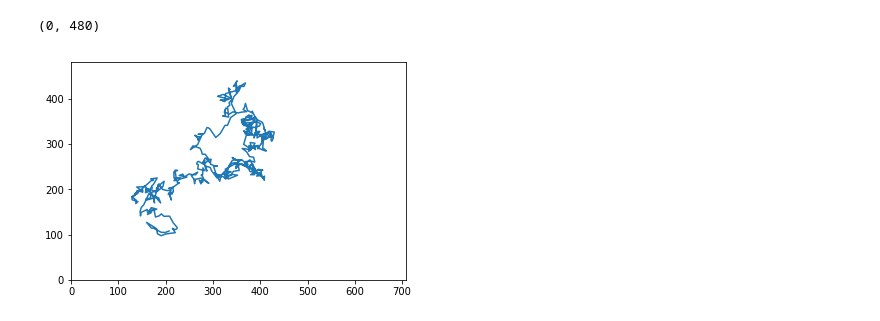
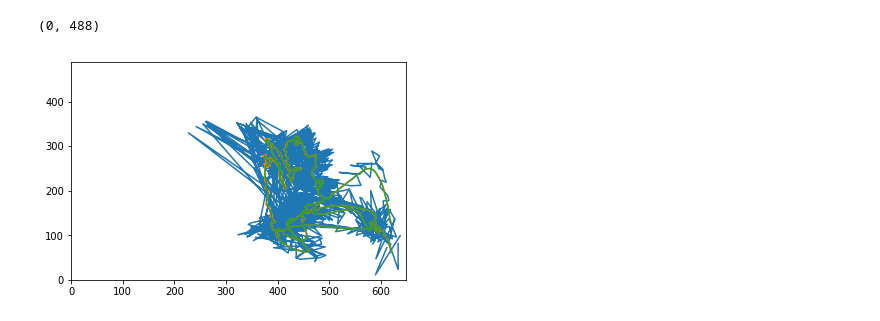
Before and after one commit to callinSwitzer/GarbageCollector, a Jupyter notebook: AddPointsToVid.ipynb, the cells around one changed output. Drawn from its saved outputs; the diff is of its cells as text; code cells hidden in the pictures.

Commit message:
processed movies

```diff
--- a/AddPointsToVid.ipynb
+++ b/AddPointsToVid.ipynb
@@ -39,13 +39,16 @@ def adjust_gamma(image, gamma=1.0):
     return cv2.LUT(image, table)
 # %%
 # read in video
-vidPath = r"D:\Dropbox\AcademiaDropbox\dataAnalysisForOthers\SujayFish\BML 17-23.avi"
+vidPath = r"D:\Dropbox\AcademiaDropbox\dataAnalysisForOthers\MahadMovies\L0.1_c-3_m12.mp4"
 if not os.path.isfile(vidPath): print("video doesn not exist")
 
-dataPath = ""
+dataPath = r"D:\Dropbox\AcademiaDropbox\dataAnalysisForOthers\MahadMovies\Final_position_centroid_method_FirstTrial_L0.1_c-3_m12.csv"
+#dataPath = r"D:\Dropbox\AcademiaDropbox\dataAnalysisForOthers\MahadMovies\Final_position_centroid_method_LastTrial_L0.1_c-3_m12.csv"
 if not os.path.isfile(dataPath):
     print("dataset doesn not exist")
 
 else:
-    dataPoints = pd.read_csv(dataPath)
+    dataPoints = pd.read_csv(dataPath, index_col  = 0)
+
+dataPoints.head()
 # %% [output]
@@ -107,0 +76,4 @@ dataPoints.head()
+# %%
+dataPoints["X_filled"] = dataPoints["X_position"].interpolate().fillna(method = "ffill").fillna(method = "bfill")
+dataPoints["Y_filled"] = dataPoints["Y_position"].interpolate().fillna(method = "ffill").fillna(method = "bfill")
+dataPoints.head()
@@ -107,0 +140,13 @@ dataPoints.head()
+# %%
+# smooth with a rolling mean
+dataPoints["Y_smoothed"] = dataPoints["Y_filled"].rolling(21, min_periods = 1, center = True).mean()
+dataPoints["X_smoothed"] = dataPoints["X_filled"].rolling(21, min_periods = 1, center = True).mean()
+# %%
+# here's a little more smoothing -- a lowpass filter
+# smooth data
+from scipy import signal
+b, a = signal.butter(10, 0.4, btype="low")
+
+# Applies filter forward and backward in time
+dataPoints["Y_smoothed2"] = signal.filtfilt(b, a, dataPoints.Y_smoothed)
+dataPoints["X_smoothed2"] = signal.filtfilt(b, a, dataPoints.X_smoothed)
@@ -108,7 +175,9 @@ dataPoints.head()
 # %%
-plt.plot(xx, yy)
+plt.plot(dataPoints.X_position, dataPoints.Y_position)
+plt.plot(dataPoints.X_smoothed, dataPoints.Y_smoothed)
+plt.plot(dataPoints.X_smoothed2, dataPoints.Y_smoothed2)
 plt.xlim([0, width])
 plt.ylim([0, height])
 # %% [output]
-(0, 480)
+(0, 488)
-[figure, old version]
+[figure, new version]
```
Also changed, not shown: parts of 19 cells of this notebook, 1 other file.
